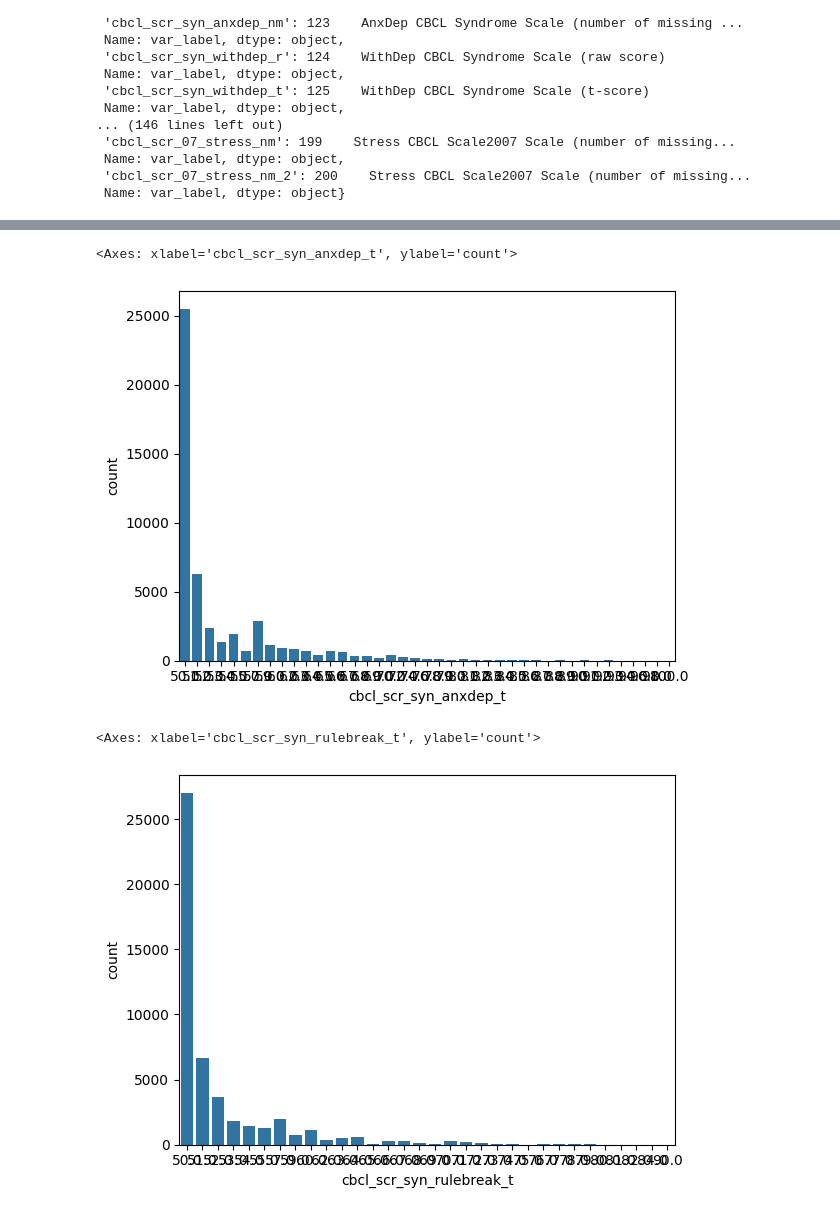
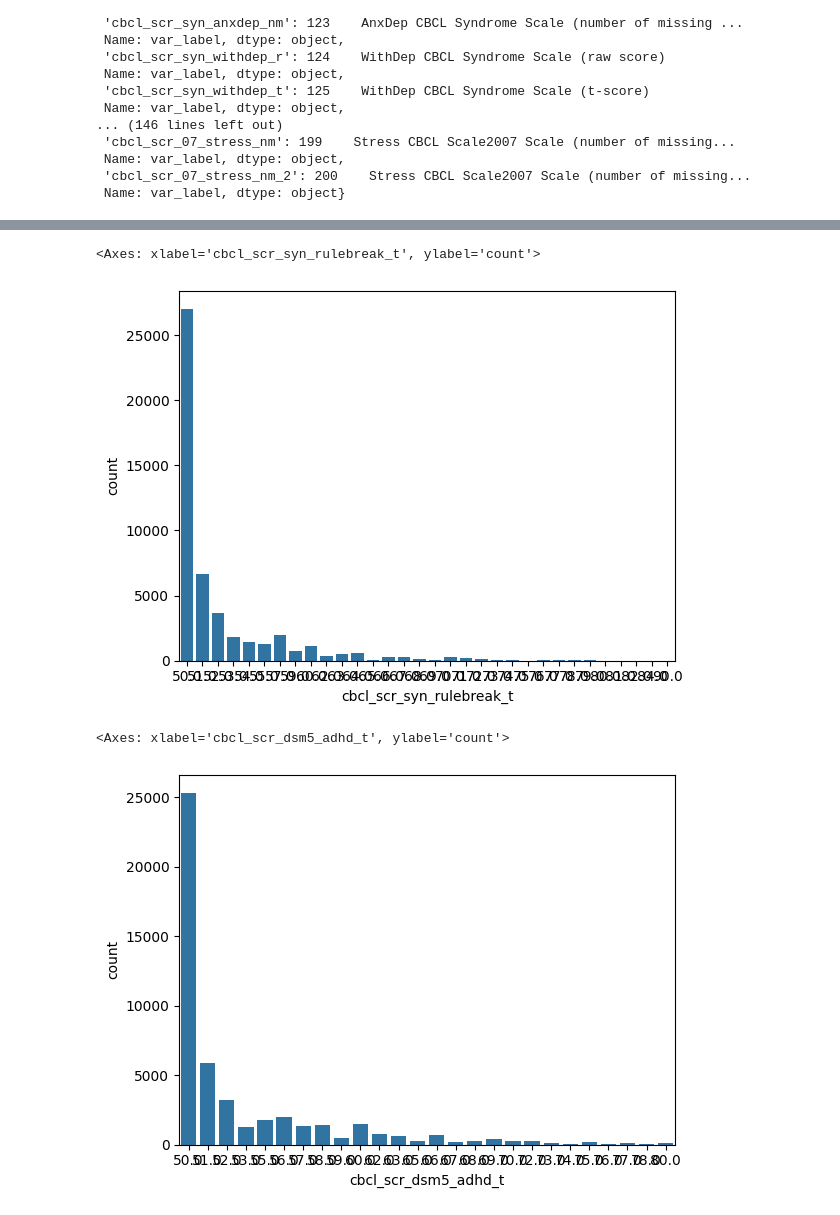
Before and after one commit to ALINA991/ADHD_fMRI, a Jupyter notebook: ABCD/data_scoring/cbcl.ipynb, the cells around one changed output, grey strips where cells are left out. Drawn from its saved outputs; the diff is of its cells as text; code cells hidden in the pictures.

```diff
--- a/ABCD/data_scoring/cbcl.ipynb
+++ b/ABCD/data_scoring/cbcl.ipynb
@@ -116,10 +109,10 @@ col_t
 # %%
-seaborn.countplot(x = 'cbcl_scr_syn_anxdep_t', data= p_sc_t)
+sns.countplot(x = 'cbcl_scr_syn_rulebreak_t', data= p_sc_t)
 # %% [output]
-<Axes: xlabel='cbcl_scr_syn_anxdep_t', ylabel='count'>
+<Axes: xlabel='cbcl_scr_syn_rulebreak_t', ylabel='count'>
-[figure, old version]
+[figure, new version]
 # %%
-seaborn.countplot(x = 'cbcl_scr_syn_rulebreak_t', data= p_sc_t)
+sns.countplot(x = 'cbcl_scr_dsm5_adhd_t', data= p_sc_t)
 # %% [output]
-<Axes: xlabel='cbcl_scr_syn_rulebreak_t', ylabel='count'>
+<Axes: xlabel='cbcl_scr_dsm5_adhd_t', ylabel='count'>
-[figure, old version]
+[figure, new version]
```
Also changed, not shown: parts of 6 cells of this notebook, 5 other files.
